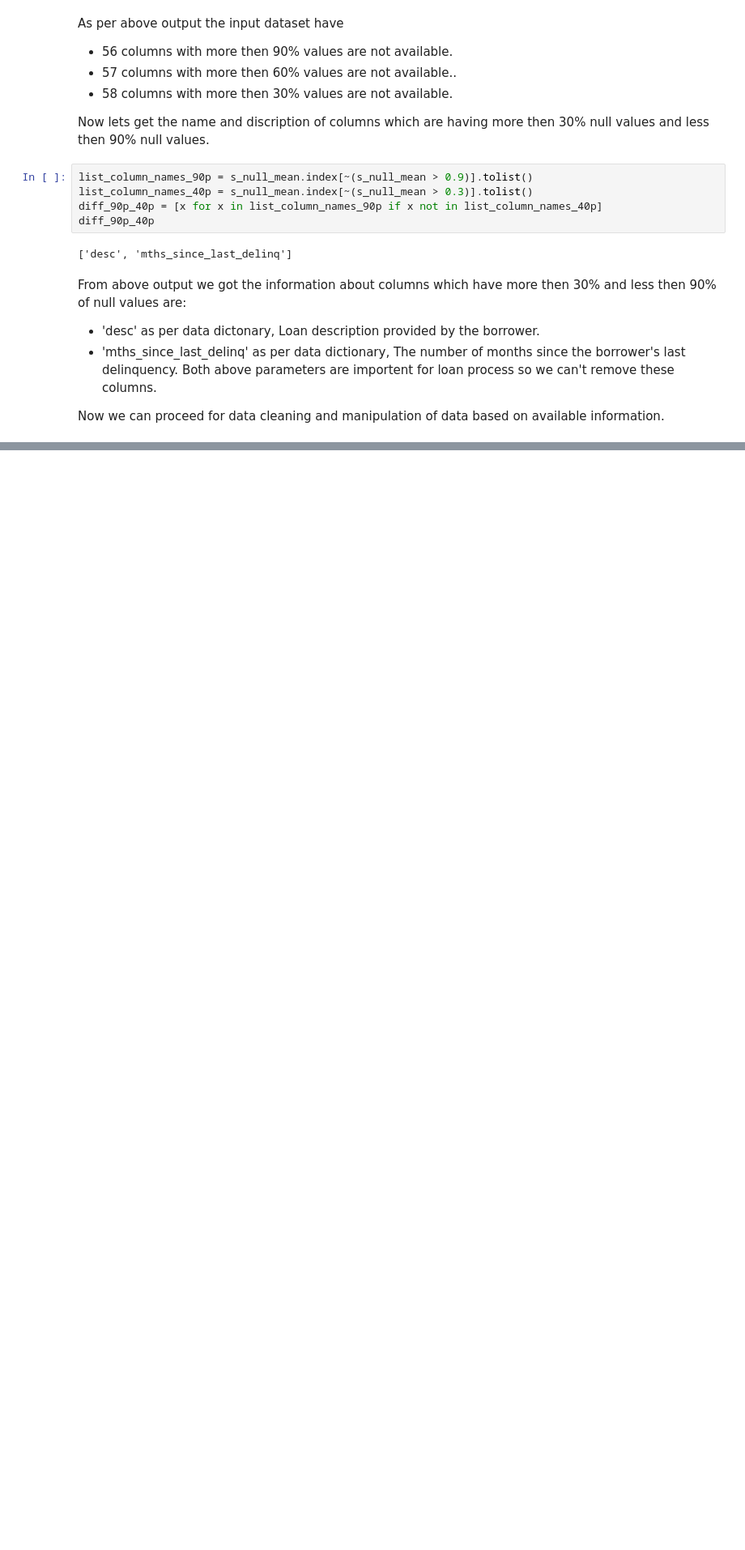
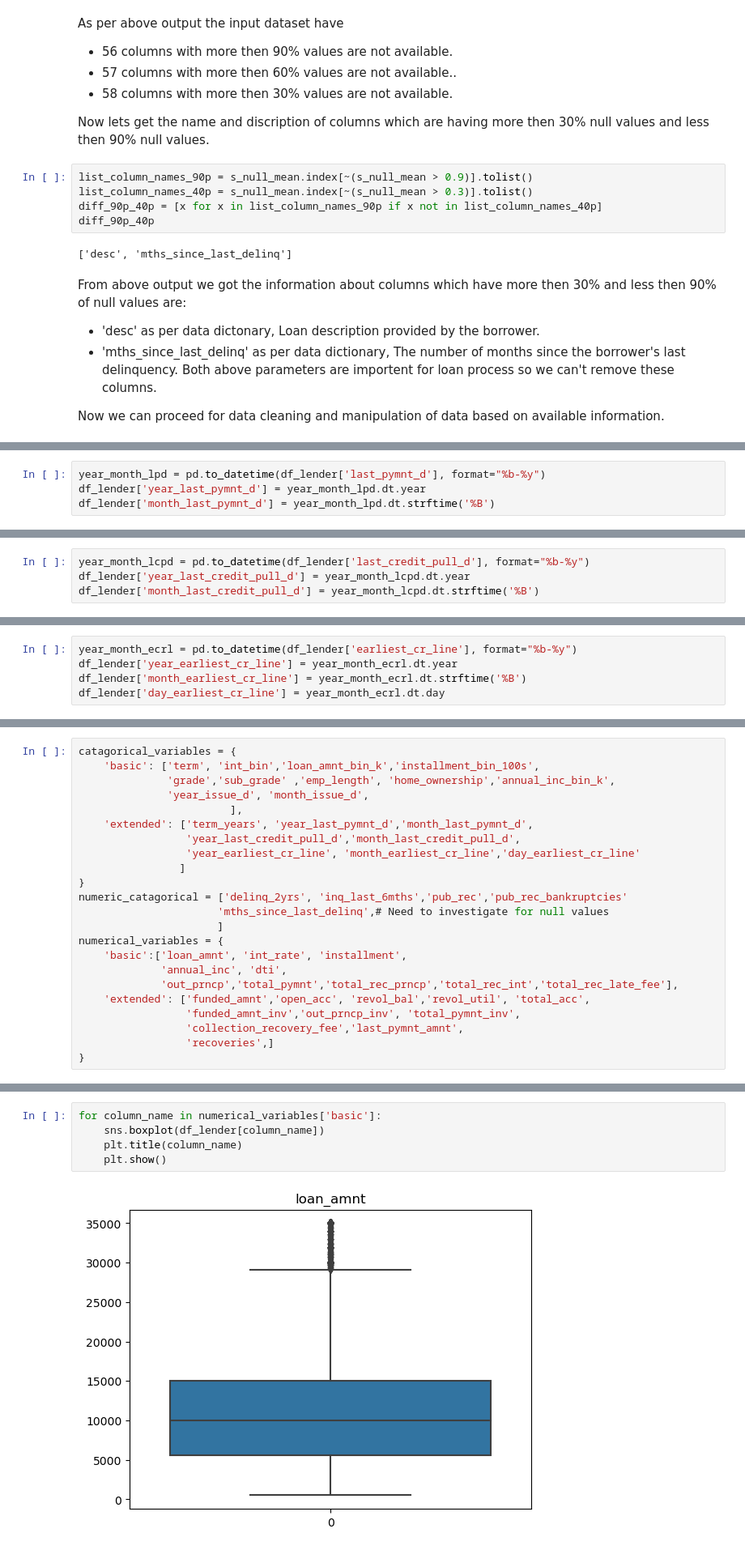
Before and after one commit to bhanu481/Lending-Club-Case-Study, a Jupyter notebook: LendingClubCasestudy.ipynb, the cells around one changed output, grey strips where cells are left out. Shown at 81% size. Drawn from its saved outputs; the diff is of its cells as text; blank space fills up the shorter version.

```diff
--- a/LendingClubCasestudy.ipynb
+++ b/LendingClubCasestudy.ipynb
@@ -97,0 +315,4 @@ Now we have 55 columns in dataset after removing invalid columns
+# %%
+year_month_lpd = pd.to_datetime(df_lender['last_pymnt_d'], format="%b-%y")
+df_lender['year_last_pymnt_d'] = year_month_lpd.dt.year
+df_lender['month_last_pymnt_d'] = year_month_lpd.dt.strftime('%B')
@@ -97,0 +322,4 @@ Now we have 55 columns in dataset after removing invalid columns
+# %%
+year_month_lcpd = pd.to_datetime(df_lender['last_credit_pull_d'], format="%b-%y")
+df_lender['year_last_credit_pull_d'] = year_month_lcpd.dt.year
+df_lender['month_last_credit_pull_d'] = year_month_lcpd.dt.strftime('%B')
@@ -97,0 +333,5 @@ Now we have 55 columns in dataset after removing invalid columns
+# %%
+year_month_ecrl = pd.to_datetime(df_lender['earliest_cr_line'], format="%b-%y")
+df_lender['year_earliest_cr_line'] = year_month_ecrl.dt.year
+df_lender['month_earliest_cr_line'] = year_month_ecrl.dt.strftime('%B')
+df_lender['day_earliest_cr_line'] = year_month_ecrl.dt.day
@@ -97,0 +374,23 @@ Now we have 55 columns in dataset after removing invalid columns
+# %%
+catagorical_variables = {
+    'basic': ['term', 'int_bin','loan_amnt_bin_k','installment_bin_100s',
+              'grade','sub_grade' ,'emp_length', 'home_ownership','annual_inc_bin_k',
+              'year_issue_d', 'month_issue_d',
+                        ],
+    'extended': ['term_years', 'year_last_pymnt_d','month_last_pymnt_d',
+                 'year_last_credit_pull_d','month_last_credit_pull_d',
+                 'year_earliest_cr_line', 'month_earliest_cr_line','day_earliest_cr_line'
+                ]
+}
+numeric_catagorical = ['delinq_2yrs', 'inq_last_6mths','pub_rec','pub_rec_bankruptcies'
+                      'mths_since_last_delinq',# Need to investigate for null values
+                      ]
+numerical_variables = {
+    'basic':['loan_amnt', 'int_rate', 'installment',
+             'annual_inc', 'dti',
+             'out_prncp','total_pymnt','total_rec_prncp','total_rec_int','total_rec_late_fee'],
+    'extended': ['funded_amnt','open_acc', 'revol_bal','revol_util', 'total_acc',
+                 'funded_amnt_inv','out_prncp_inv', 'total_pymnt_inv',
+                 'collection_recovery_fee','last_pymnt_amnt',
+                 'recoveries',]
+}
@@ -97,0 +400,7 @@ Now we have 55 columns in dataset after removing invalid columns
+# %%
+for column_name in numerical_variables['basic']:
+    sns.boxplot(df_lender[column_name])
+    plt.title(column_name)
+    plt.show()
+# %% [output]
+[figure, added]
```
Also changed, not shown: parts of 49 cells of this notebook.
